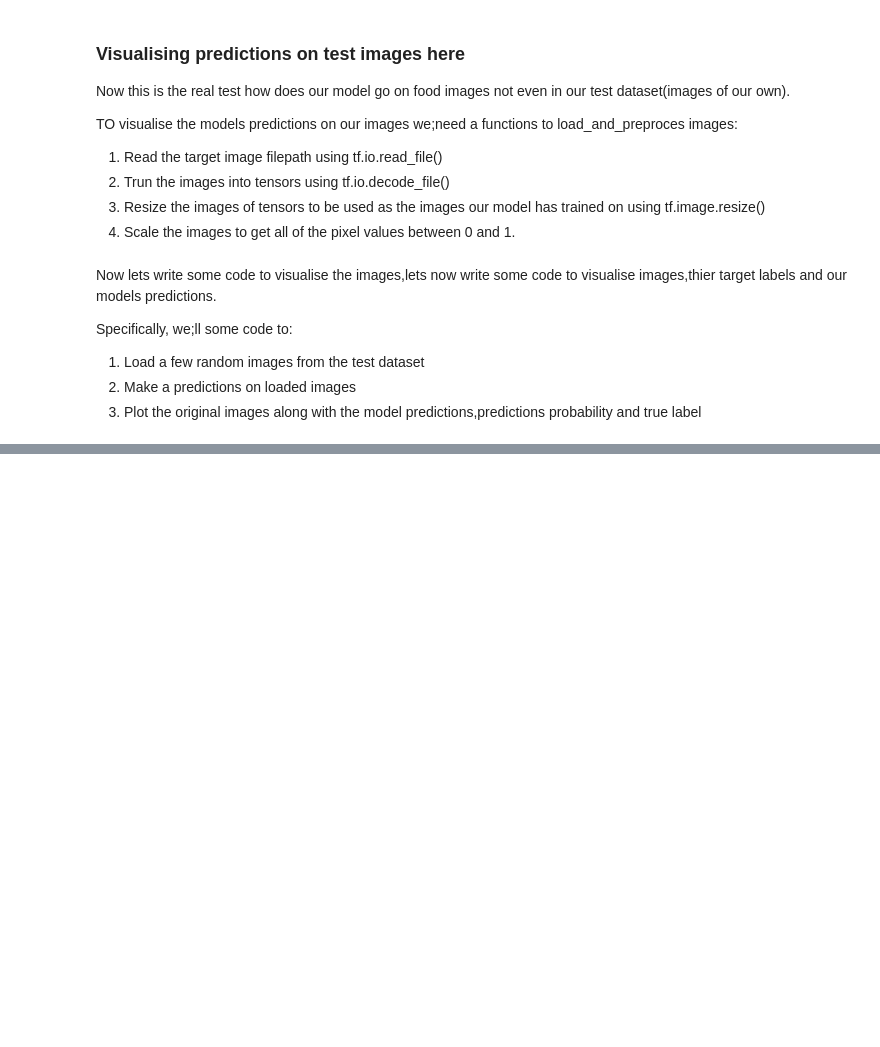
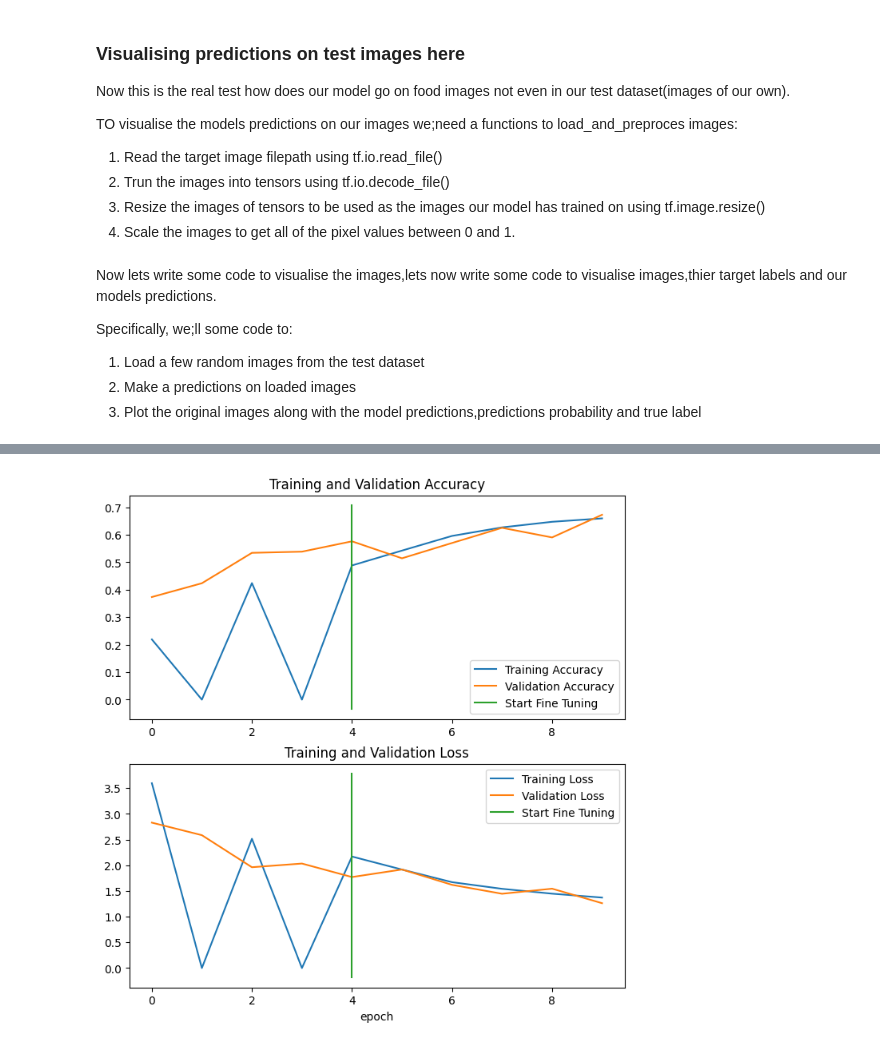
Before and after one commit to varmatilak22/learning_tensorflow, a Jupyter notebook: Execrises/Practice_6_transfer_learning_part-3:Scaling_up.ipynb, the cells around one changed output, grey strips where cells are left out. Drawn from its saved outputs; the diff is of its cells as text; code cells hidden in the pictures; blank space fills up the shorter version.

Commit message:
Kaggle Notebook | Practice_6_transfer_learning_part-3:Scaling_up | Version 3

```diff
--- a/Execrises/Practice_6_transfer_learning_part-3:Scaling_up.ipynb
+++ b/Execrises/Practice_6_transfer_learning_part-3:Scaling_up.ipynb
@@ -766,0 +688,25 @@ Predicted class: french_onion_soup
+# %%
+#Load the base efficientNet model
+base_model=EfficientNetB0(weights='imagenet',include_top=False)
+base_model.trainable=False
+
+#Add the layers
+input_layer=tf.keras.layers.Input(shape=IMG_SIZE+(3,))
+x=data_aug(input_layer)
+x=base_model(x,training=False)
+x=tf.keras.layers.GlobalAveragePooling2D()(x)
+output_layer=tf.keras.layers.Dense(101,activation='softmax',dtype='float32')(x)
+
+#Define the model
+model=Model(inputs=input_layer,outputs=output_layer)
+
+#Compile the model
+model.compile(loss='categorical_crossentropy',
+             optimizer=Adam(),
+             metrics=['accuracy'])
+# %%
+# load the model weighst
+model.load_weights('101_classes_10_percent_data_model_checkpoints/checkpoint.weights.h5')
+
+#Summary
+model.summary()
@@ -766,0 +756,13 @@ Predicted class: french_onion_soup
+# %%
+#Recompile the model  with lower learning rate
+model.compile(loss='categorical_crossentropy',
+             optimizer=Adam(learning_rate=0.0001),
+             metrics=['accuracy'])
+
+#Fine tune the model
+fine_tune_epochs=10
+fine_tune_history=model.fit(train_data_all_10_percent,
+                           epochs=fine_tune_epochs,
+                           initial_epoch=5,
+                           validation_data=test_data_all_10_percent,
+                           validation_steps=int(0.15*len(test_data_all_10_percent)))
@@ -766,0 +785,6 @@ Predicted class: french_onion_soup
+# %%
+compare_historys(original_history=history_without_mixed_precision,
+                 new_history=fine_tune_history,
+                 initial_epochs=5)
+# %% [output]
+[figure, added]
```
Also changed, not shown: parts of 56 cells of this notebook.
